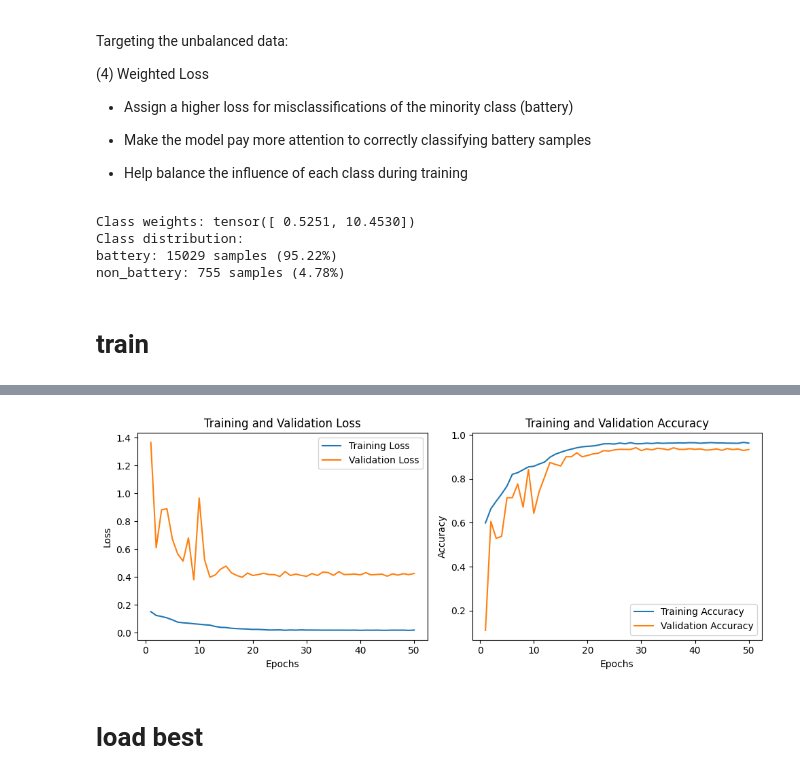
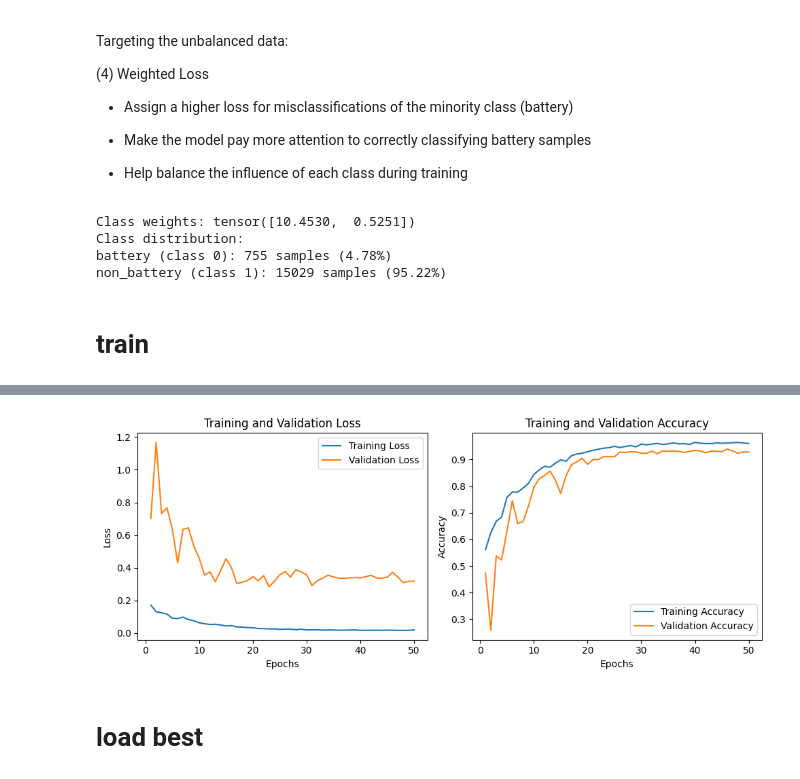
Before and after one commit to tinayiluo0322/ECE_Final_Project_2025, a Jupyter notebook: Models/2_Class_Garabge_ResNetCIFAR_Train_From_Scratch_Basic_50_epoch.ipynb, the cells around one changed output, grey strips where cells are left out. Drawn from its saved outputs; the diff is of its cells as text; code cells hidden in the pictures.

```diff
--- a/Models/2_Class_Garabge_ResNetCIFAR_Train_From_Scratch_Basic_50_epoch.ipynb
+++ b/Models/2_Class_Garabge_ResNetCIFAR_Train_From_Scratch_Basic_50_epoch.ipynb
@@ -629,12 +630,13 @@ import torch.nn as nn
 import torch.optim as optim
 from collections import Counter
 
-# Calculate class weights based on the inverse of class frequencies
+# Calculate class weights directly using the default class indices
 class_counts = Counter(train_targets)
 total_samples = len(train_targets)
 
-# Improved class weight calculation
-class_weights = [total_samples / (len(class_counts) * class_counts[i]) for i in range(len(class_counts))]
+# Simplify class weight calculation to use indices directly
+num_classes = len(dataset.classes)
+class_weights = [total_samples / (num_classes * class_counts[i]) for i in range(num_classes)]
 class_weights_tensor = torch.FloatTensor(class_weights)
 
 print(f"Class weights: {class_weights_tensor}")
@@ -650,14 +652,16 @@ optimizer = optim.SGD(ResNet18.parameters(), lr=0.01, momentum=0.9, weight_decay
 
 # Print out class distribution for clarity
 print("Class distribution:")
-for i, (class_name, count) in enumerate(class_counts.items()):
-    percentage = count / total_samples * 100
-    print(f"{dataset.classes[i]}: {count} samples ({percentage:.2f}%)")
+for class_name in dataset.classes:
+   class_idx = dataset.class_to_idx[class_name]
+   count = class_counts[class_idx]
+   percentage = count / total_samples * 100
+   print(f"{class_name} (class {class_idx}): {count} samples ({percentage:.2f}%)")
 # %% [output]
-Class weights: tensor([ 0.5251, 10.4530])
+Class weights: tensor([10.4530,  0.5251])
 Class distribution:
-battery: 15029 samples (95.22%)
-non_battery: 755 samples (4.78%)
+battery (class 0): 755 samples (4.78%)
+non_battery (class 1): 15029 samples (95.22%)
 # %% [markdown]
 # train
 # %%
@@ -666,6 +670,15 @@ import torch
 from sklearn.metrics import classification_report, accuracy_score, precision_recall_fscore_support, confusion_matrix
 import matplotlib.pyplot as plt
 import seaborn as sns
+
+# Get class names by index for correct reporting
+class_names = [""] * len(dataset.class_to_idx)
+for name, idx in dataset.class_to_idx.items():
+    class_names[idx] = name
+
+# Print actual class mapping from dataset for verification
+print("Actual class mapping from dataset:", dataset.class_to_idx)
+print("Class names by index:", class_names)
 
 # Number of epochs to train the model
 n_epochs = 50
@@ -789,16 +802,16 @@ for epoch in range(1, n_epochs+1):
     print(f'Training Loss: {train_loss:.6f} \tValidation Loss: {valid_loss:.6f}')
     print(f'Training Accuracy: {train_accuracy:.4f} \tValidation Accuracy: {valid_accuracy:.4f}')
 
-    # Print metrics for each class
+    # Print metrics for each class (using actual class mapping)
     print('\nTraining Metrics by Class:')
     print(f'Class\t\tPrecision\tRecall\t\tF1-Score')
-    print(f'non_battery\t{train_precision[0]:.4f}\t\t{train_recall[0]:.4f}\t\t{train_f1[0]:.4f}')
-    print(f'battery\t\t{train_precision[1]:.4f}\t\t{train_recall[1]:.4f}\t\t{train_f1[1]:.4f}')
+    print(f'{class_names[0]}\t{train_precision[0]:.4f}\t\t{train_recall[0]:.4f}\t\t{train_f1[0]:.4f}')
+    print(f'{class_names[1]}\t{train_precision[1]:.4f}\t\t{train_recall[1]:.4f}\t\t{train_f1[1]:.4f}')
 
     print('\nValidation Metrics by Class:')
     print(f'Class\t\tPrecision\tRecall\t\tF1-Score')
-    print(f'non_battery\t{valid_precision[0]:.4f}\t\t{valid_recall[0]:.4f}\t\t{valid_f1[0]:.4f}')
-    print(f'battery\t\t{valid_precision[1]:.4f}\t\t{valid_recall[1]:.4f}\t\t{valid_f1[1]:.4f}')
+    print(f'{class_names[0]}\t{valid_precision[0]:.4f}\t\t{valid_recall[0]:.4f}\t\t{valid_f1[0]:.4f}')
+    print(f'{class_names[1]}\t{valid_precision[1]:.4f}\t\t{valid_recall[1]:.4f}\t\t{valid_f1[1]:.4f}')
 
     # Print confusion matrices
     print("\nTraining Confusion Matrix:")
@@ -806,12 +819,12 @@ for epoch in range(1, n_epochs+1):
     print("\nValidation Confusion Matrix:")
     print(valid_cm)
 
-    # Full classification reports
+    # Full classification reports (using actual class mapping)
     print("\nDetailed Training Classification Report:")
-    print(classification_report(train_targets, train_preds, target_names=['non_battery', 'battery']))
+    print(classification_report(train_targets, train_preds, target_names=class_names))
 
     print("\nDetailed Validation Classification Report:")
-    print(classification_report(valid_targets, valid_preds, target_names=['non_battery', 'battery']))
+    print(classification_report(valid_targets, valid_preds, target_names=class_names))
 
     # Update learning rate based on validation loss
     scheduler.step(valid_loss)
@@ -872,4 +887,4 @@ Training complete. Best validation loss: 0.379023 at epoch 9
-[figure, old version]
+[figure, new version]
 # %% [markdown]
 # load best
 # %%
```
Also changed, not shown: parts of 5 cells of this notebook.
